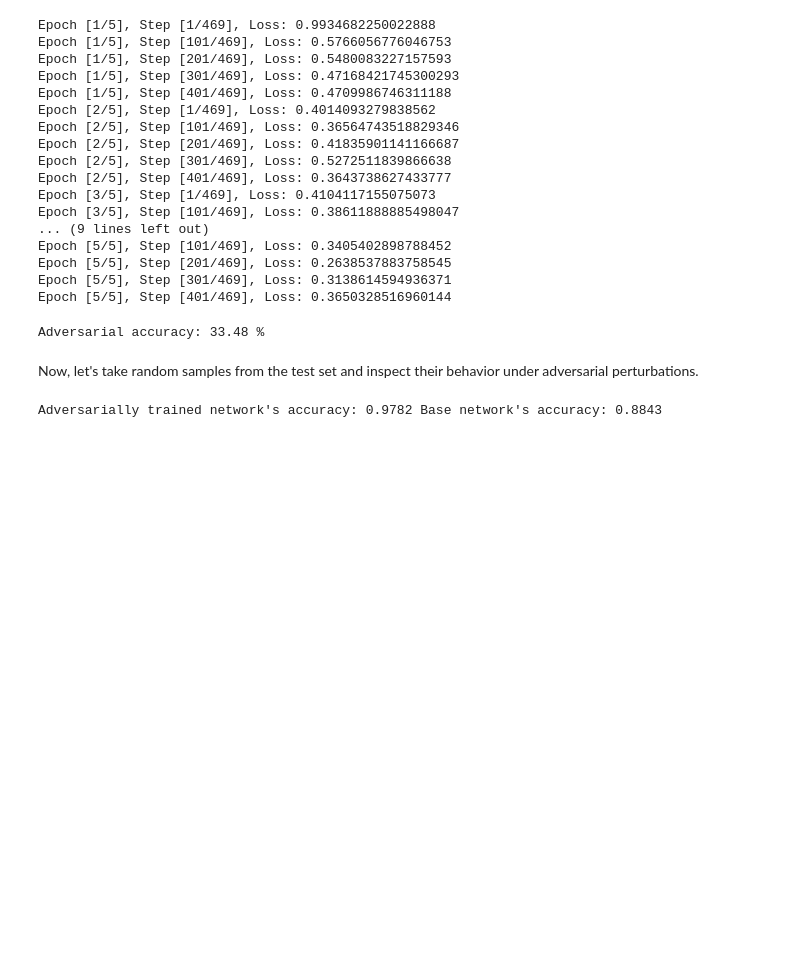
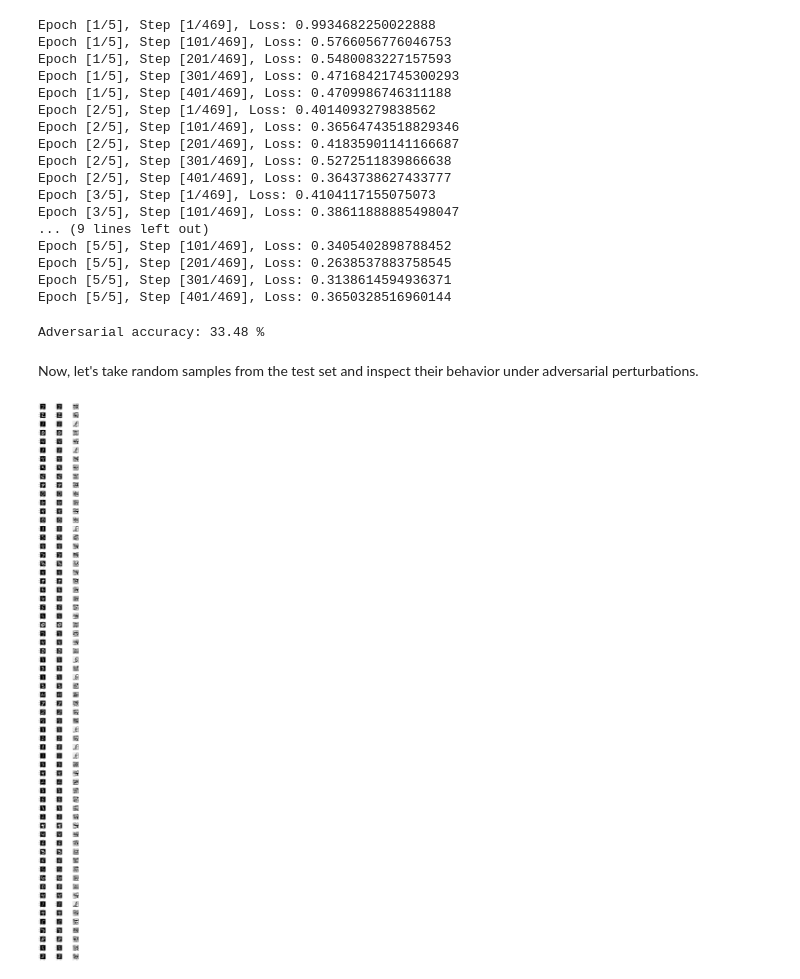
Before and after one commit to kerimoglutolga/AdversarialLearning, a Jupyter notebook: vae-gan.ipynb, the cells around one changed output. Cells and saved outputs as stored; diff of their text form; code cells hidden in the pictures; blank space fills up the shorter version.

```diff
--- a/vae-gan.ipynb
+++ b/vae-gan.ipynb
@@ -214,39 +214,24 @@ Now, let's take random samples from the test set and inspect their behavior unde
 # %%
 iterator = iter(test_loader)
 x,y = next(iterator)
 x, y = x.cuda(), y.cuda()
+base_predictions = classifier(x)
 _, perturbations = model.loss(x,y)
+new_predictions = classifier(x+perturbations)
 fig, axs = plt.subplots(64, 3)
-fig.suptitle('Comparisons')
 fig.set_figheight(100)
 fig.set_figwidth(10)
 images = []
 for i in range(64):
         image, perturbation = x[i][0].cpu().detach().numpy(), perturbations[i][0].cpu().detach().numpy()
         images.append(axs[i, 0].imshow(image, cmap='gray'))
+        axs[i,0].title.set_text(torch.argmax(base_predictions[i]).item())
         images.append(axs[i,1].imshow(image+perturbation, cmap='gray'))
+        axs[i,1].title.set_text(torch.argmax(new_predictions[i]).item())
         images.append(axs[i,2].imshow(perturbation, cmap='gray'))
         axs[i, j].label_outer()
 
 plt.tight_layout()
 plt.show()
+# %% [output]
+[figure, added]
-# %%
-total = 0
-base_correct = 0
-adv_correct = 0
-for x, y in test_loader:
-  x, y = x.to(device), y.to(device)
-  perturbation = generator(x)
-  perturbed_image = x + perturbation
-
-  base_out = baseClassifier(perturbed_image)
-  adv_out = classifier(perturbed_image)
-  _, base_pred = torch.max(base_out.data, 1)
-  _, adv_pred = torch.max(adv_out.data, 1)
-  total += y.size(0)
-  adv_correct += (adv_pred == y).sum().item()
-  base_correct += (base_pred == y).sum().item()
-
-print("Adversarially trained network's accuracy:", adv_correct/total, "Base network's accuracy:", base_correct/total)
-# %% [output]
-Adversarially trained network's accuracy: 0.9782 Base network's accuracy: 0.8843
```
